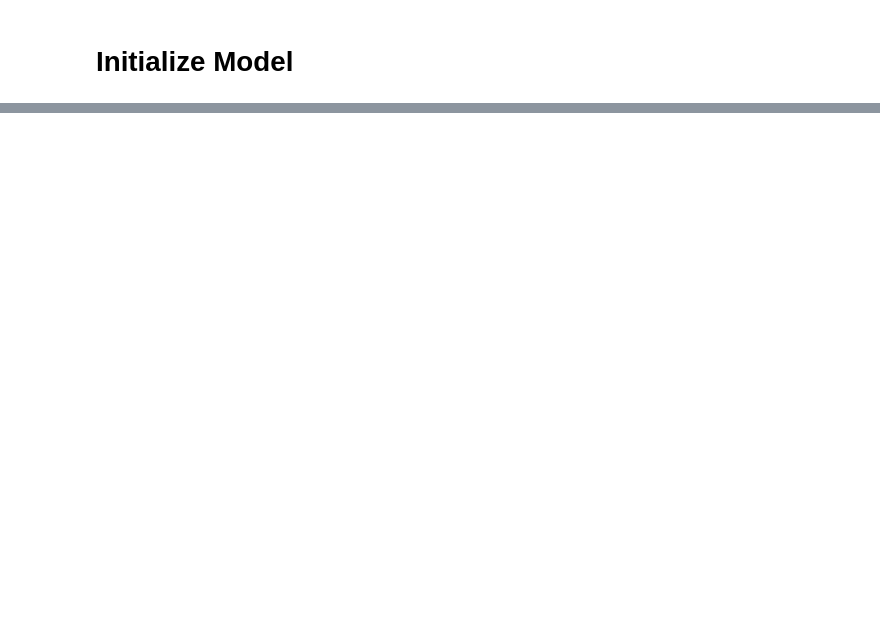
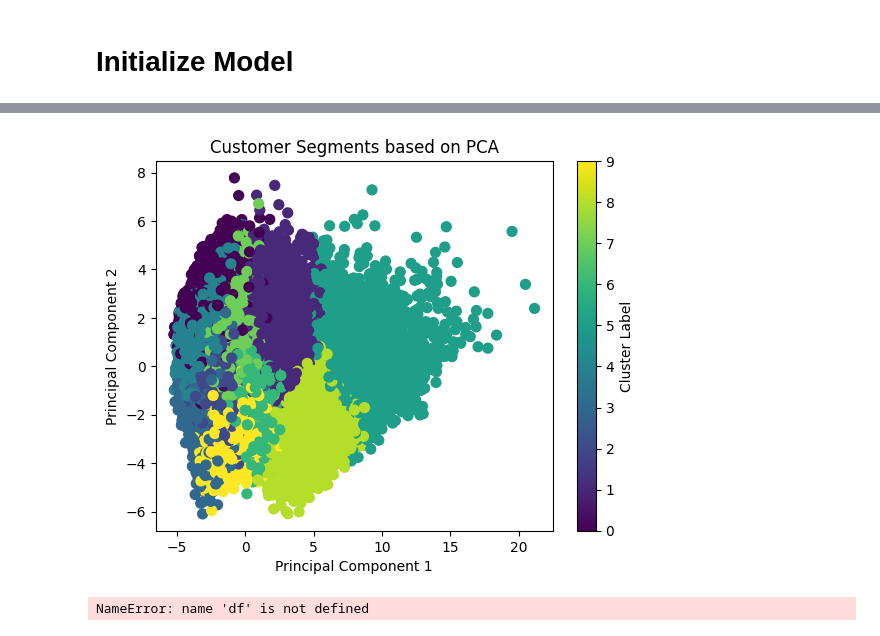
Before and after one commit to V33rapat/instacart-customer-segmentation, a Jupyter notebook: src/modeling/model_clustering.ipynb, the cells around one changed output, grey strips where cells are left out. Saved outputs shown, nothing was run; the diff lists cells and outputs as text; code cells hidden in the pictures; blank space fills up the shorter version.

```diff
--- a/src/modeling/model_clustering.ipynb
+++ b/src/modeling/model_clustering.ipynb
@@ -129,0 +130,18 @@ k=10, Silhouette Score: 0.1248
+# %%
+# สร้าง PCA
+pca = PCA(n_components=2)
+X_pca = pca.fit_transform(X_scaled)
+# %%
+# พลอตกราฟเพื่อดูการกระจายของคลัสเตอร์ในมิติของ PCA
+plt.scatter(X_pca[:,0], X_pca[:,1], c=model.labels_, cmap='viridis', s=50)
+plt.xlabel('Principal Component 1')
+plt.ylabel('Principal Component 2')
+plt.title('Customer Segments based on PCA')
+plt.colorbar(label='Cluster Label')
+plt.show()
+# %% [output]
+[figure, added]
+# %%
+df_user_features['cluster'] = model.labels_
+# %% [output]
+NameError: name 'df' is not defined
```
Also changed, not shown: parts of 6 cells of this notebook.
